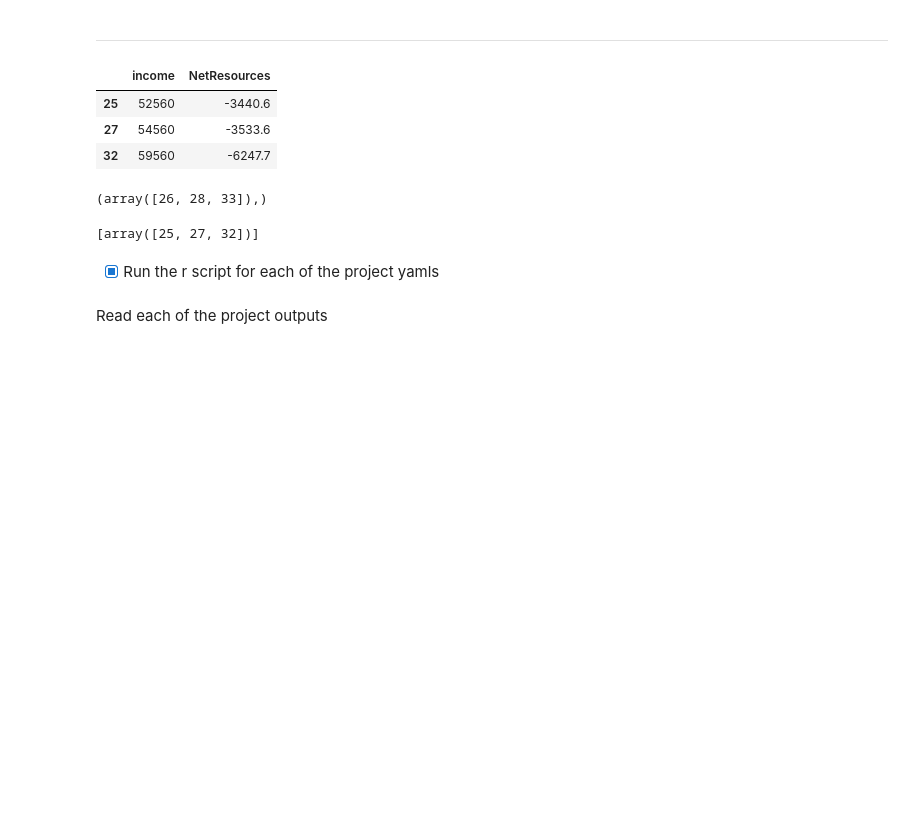
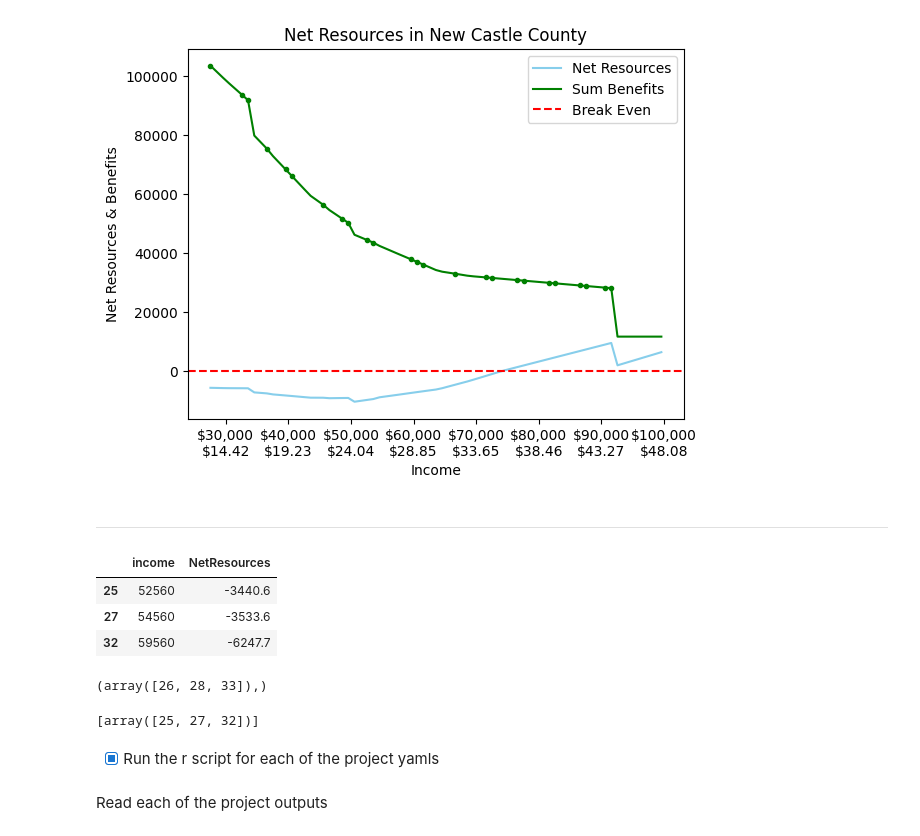
Before and after one commit to apsocarras/policy-rules-database, a Jupyter notebook: identify-cliffs.ipynb, the cells around one changed output. Drawn from its saved outputs; the diff is of its cells as text; code cells hidden in the pictures; blank space fills up the shorter version.

Commit message:
Plot second derivative concave down

```diff
--- a/identify-cliffs.ipynb
+++ b/identify-cliffs.ipynb
@@ -49,7 +47,7 @@ print(p2_child3.get_benefits())
 ['CHILDCARE', 'HEADSTART', 'CCDF', 'REK', 'HEALTHCARE', 'MEDICAID_ADULT', 'MEDICAID_CHILD', 'CA', 'SECTION8', 'SNAP', 'SLP', 'WIC', 'EITC', 'TAXES', 'CTC', 'CDCTC', 'TANF', 'SSI', 'SSDI']
 # %%
 ## Run script
-p2_child3.run_applyBenefitsCalculator()
+p2_child1.run_applyBenefitsCalculator()
 # %% [output]
 Attaching package: ‘shinydashboard’
 
@@ -71,6 +87,5 @@ There were 13 warnings (use warnings() to see them)
 # %%
 ## Load Results DataFrame
-df = pd.read_csv(p2_child3.output_path)
-
+df = pd.read_csv(p2_child1.output_path)
 df
 # %% [output]
@@ -77,0 +105,85 @@ FileNotFoundError: [Errno 2] No such file or directory: 'output/results_p2_child
+# %%
+## Find benefits column(s)
+benefit_cols = [col for col in df.columns if 'value' in col]
+df['value_sum'] = df[benefit_cols].sum(axis=1)
+expense_cols = [col for col in df.columns if col[:3] == 'exp']
+net_expense_cols = [col for col in df.columns if col[:6] == 'netexp']
+
+df['netexp_sum'] = df[net_expense_cols].sum(axis=1)
+df['exp_sum'] = df[expense_cols].sum(axis=1)
+# %%
+## Create figure, axis, and plot data
+fig, ax = plt.subplots()
+
+concave_pct_threshold = 6
+
+color_map = {
+
+    'NetResources':'skyblue',
+    'value_sum':'g',
+    'netexp_sum':'b',
+    'exp_sum':'y'
+
+}
+
+## plot net resources curve
+y = df['NetResources']
+x = df['income']
+n_child = df['numkids'].iloc[0]
+label_curve = 'Net Resources'
+
+ax.plot(x,y, label=label_curve, color=color_map['NetResources'])
+
+## plot benefits sums
+y = df['value_sum']
+label_curve = 'Sum Benefits'
+ax.plot(x,y, label=label_curve, color=color_map['value_sum'])
+
+# Find points in benefits curve where the concavity becomes more negative
+second_derivative_benefits = np.gradient(np.gradient(y, x), x)
+
+
+# ## plot net expenses
+# y = df['netexp_sum']
+# label_curve = 'Net Expenses'
+# ax.plot(x,y, label=label_curve, color=color_map['netexp_sum'])
+
+# ## plot expenses sums
+# y = df['exp_sum']
+# label_curve = f'Sum Expenses'
+# ax.plot(x,y, label=label_curve, color=color_map['exp_sum'])
+
+## Find points in benefits curve where the concavity becomes more negative
+
+second_derivative_benefits = np.gradient(np.gradient(y, x), x)
+downward_concave = np.where(second_derivative_benefits < 0)[0]
+concave_x = x[downward_concave]
+concave_y = y[downward_concave]
+plt.plot(concave_x, concave_y, '.', color=color_map['value_sum'])
+
+
+## Create custom ticks for yearly and hourly wages
+# read from the current config file
+custom_ticks = list(range(30000, 100001, 10000))
+def get_hourly_wage(x):
+    # Assuming you work a 40 hour week, 52 weeks in a year
+    return f"${(x/52)/40:.2f}"
+hourly_wages = [get_hourly_wage(x) for x in custom_ticks]
+
+custom_labels = [f"${x[0]:,}\n{x[1]}" for x in zip(custom_ticks, hourly_wages)]
+
+## Set custom ticks and labels for x axis
+ax.set_xticks(custom_ticks)
+ax.set_xticklabels(custom_labels)
+
+## Set axis labels and title
+ax.set_xlabel('Income')
+ax.set_ylabel('Net Resources & Benefits')
+ax.set_title('Net Resources in New Castle County')
+
+## Add break even line
+plt.axhline(y=0, color='r', linestyle='--', label='Break Even')
+
+## Add legend
+plt.legend()
+# %% [output]
@@ -78,3 +191,4 @@ FileNotFoundError: [Errno 2] No such file or directory: 'output/results_p2_child
+[figure, added]
 # %% [markdown]
 ---
 # %%
```
Also changed, not shown: parts of 5 cells of this notebook.
